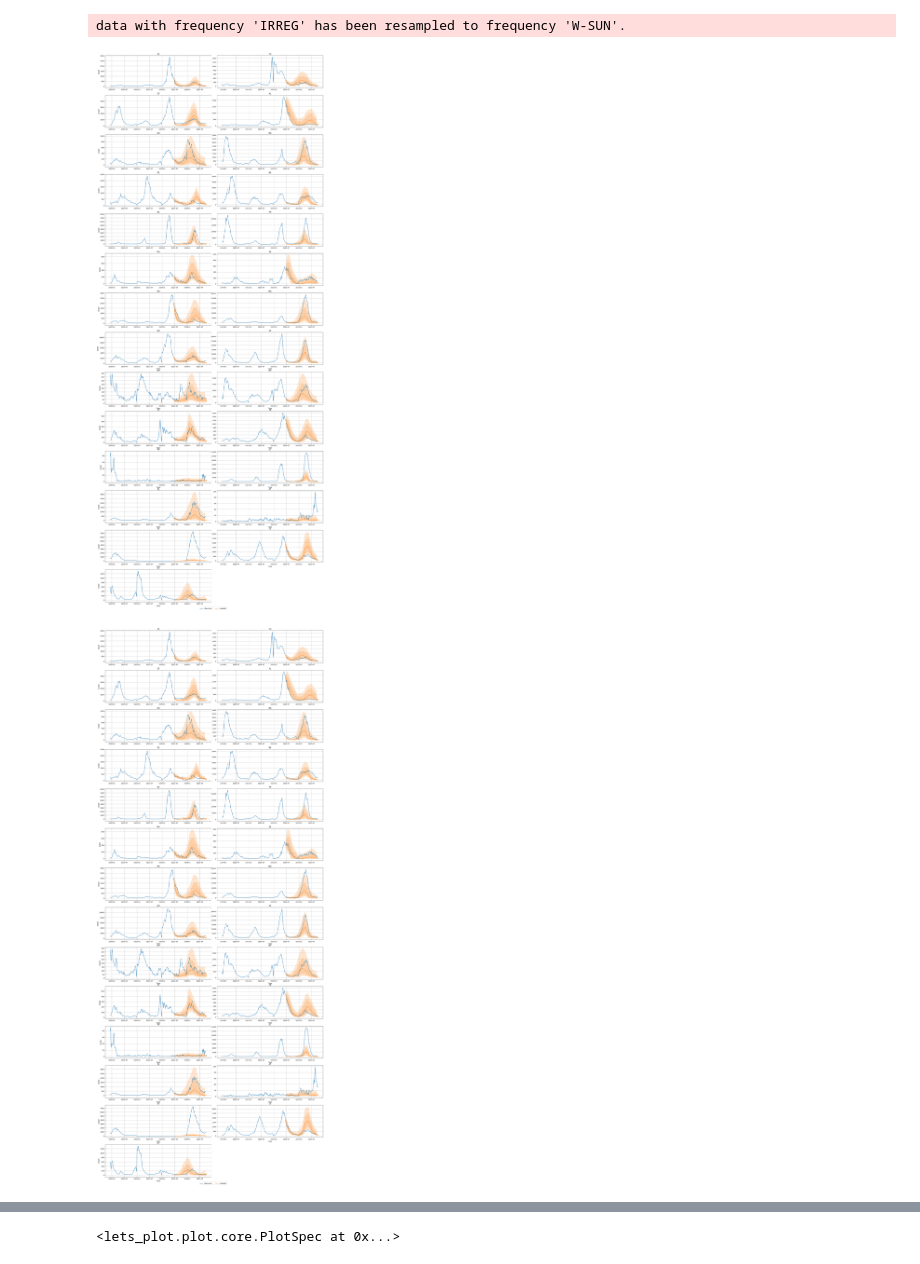
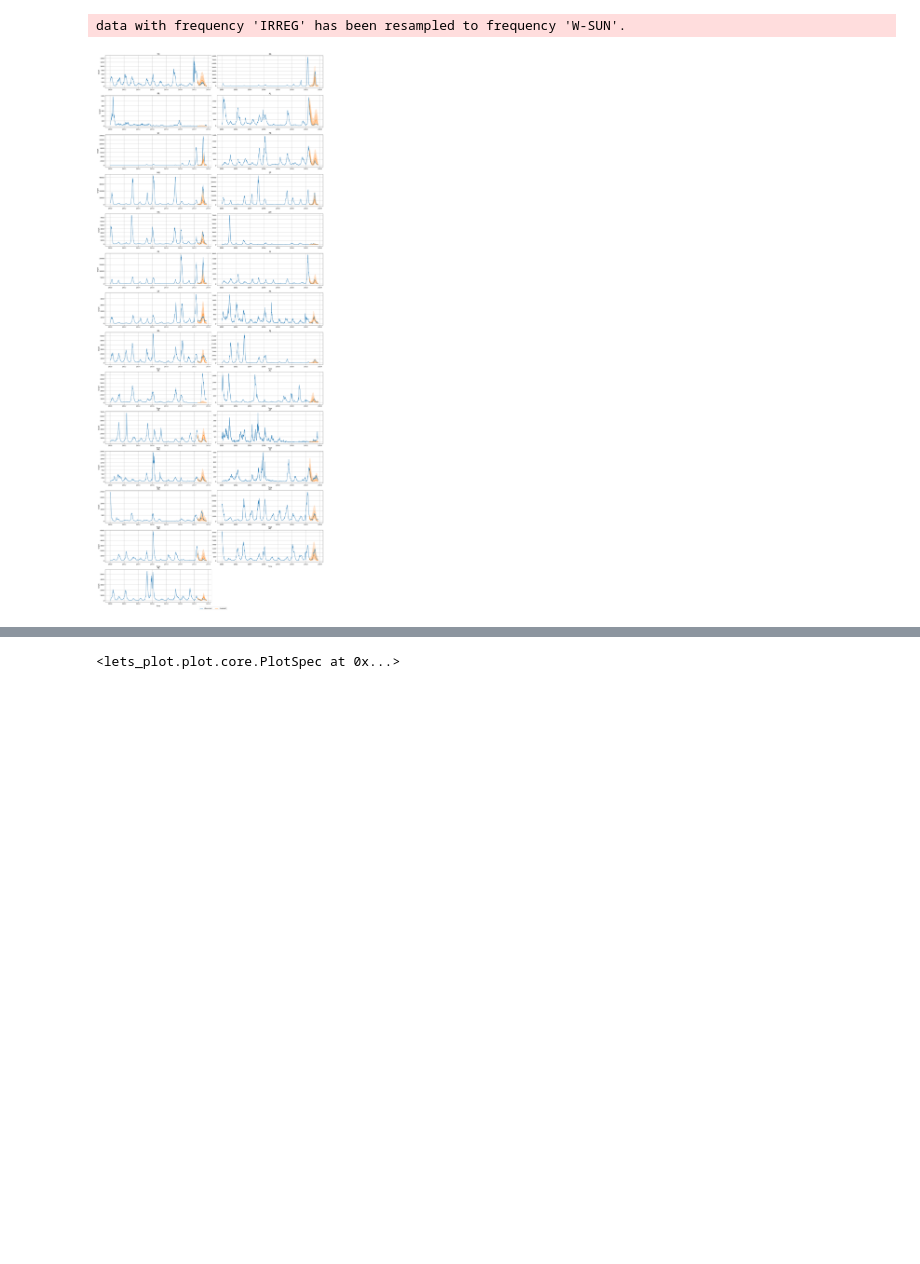
Before and after one commit to davibarreira/jbd-mosqlimate-sprint, a Jupyter notebook: notebooks/aws_mosqlimate_finetunning.ipynb, the cells around one changed output, grey strips where cells are left out. Cells and saved outputs as stored; diff of their text form; code cells hidden in the pictures; blank space fills up the shorter version.

```diff
--- a/notebooks/aws_mosqlimate_finetunning.ipynb
+++ b/notebooks/aws_mosqlimate_finetunning.ipynb
@@ -22,4 +18,4 @@ import mosqlient
 # %%
-data = pl.read_parquet('../../ds-spatiotemporal-mosqlimate/data/03_primary/dataset_complete_dengue_uf.parquet')
+data = pl.read_parquet('../data/dataset_complete_dengue_uf.parquet')
 data = data.rename({'casos': 'target'})
 # data = data.to_pandas()
@@ -91,19 +104,23 @@ Additional data provided, testing on additional data. Resulting leaderboard will
 # %%
 predictions = predictor.predict(train_1,model='ChronosFineTuned[bolt_small]')
+qs = [str(i) for i in np.sort([float(i) for i in predictions.columns[1:]])]
+def check_monotonicity(row, qs):
+    return np.all(np.diff(row[qs]) >= 0)
+
+predictions['mono'] = predictions.apply(lambda r: check_monotonicity(r,qs),axis=1)
 # %%
 ufs = pd.unique(data['uf'])
 predictor.plot(
     data=pd.concat([train_1,test_1]),
     quantile_levels=[0.1,0.2,0.5,0.8,0.9],
     predictions=predictions,
     item_ids = ufs,
     max_num_item_ids=None,
-    max_history_length=200,
+    max_history_length=1000,
 )
 # %% [output]
 data with frequency 'IRREG' has been resampled to frequency 'W-SUN'.
-[figure, old version]
+[figure, new version]
-[figure, removed]
 # %%
 intervals = [0.5,0.8,0.9,0.95]
 
```
Also changed, not shown: parts of 9 cells of this notebook, 2 other files.
